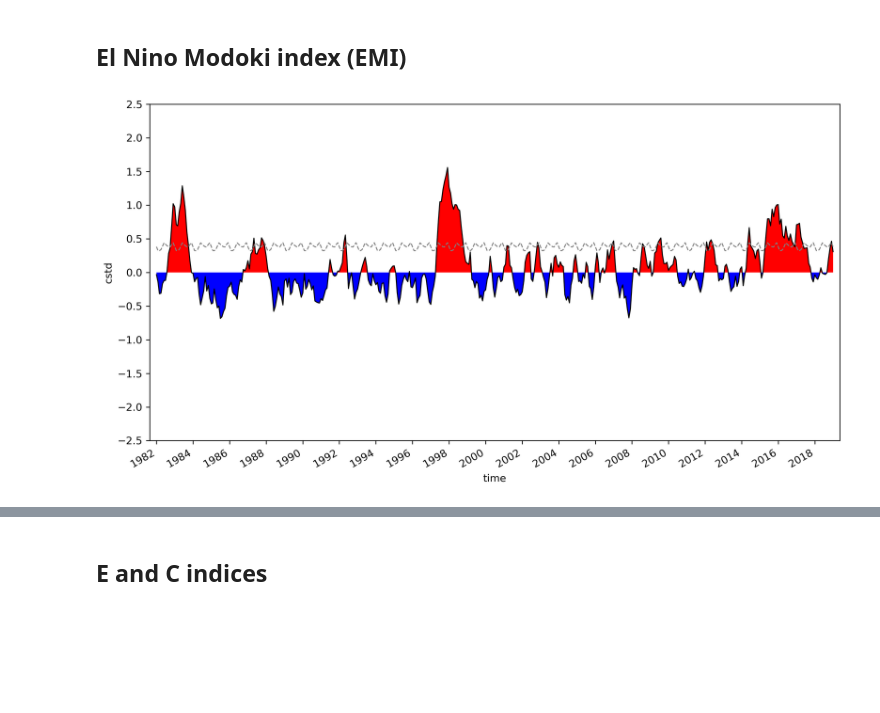
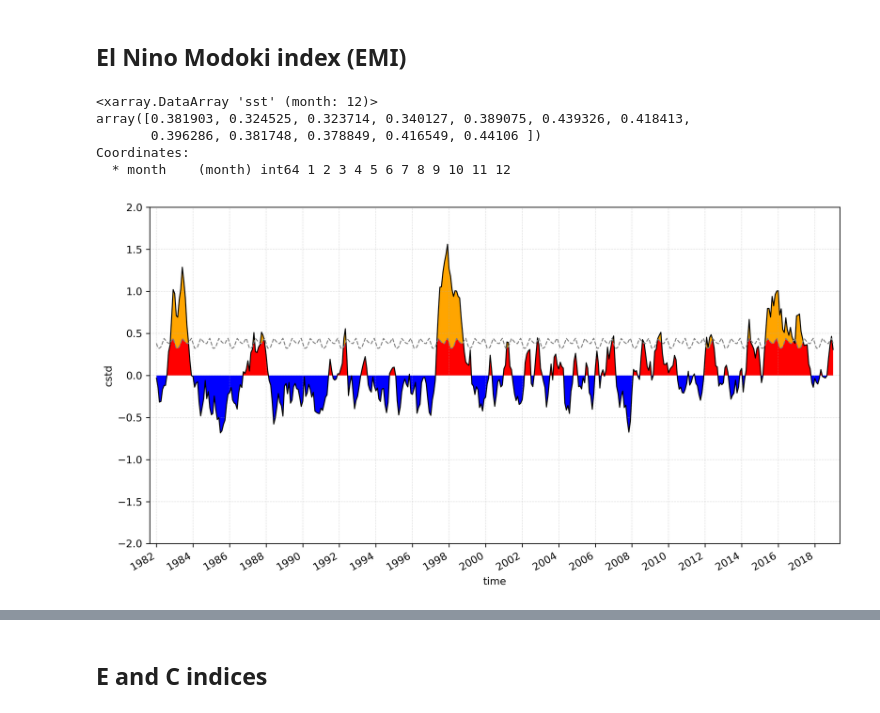
Before and after one commit to griverat/nino_indices, a Jupyter notebook: Notebooks/nino_indices.ipynb, the cells around one changed output, grey strips where cells are left out. Cells and saved outputs as stored; diff of their text form; code cells hidden in the pictures; blank space fills up the shorter version.

```diff
--- a/Notebooks/nino_indices.ipynb
+++ b/Notebooks/nino_indices.ipynb
@@ -121,28 +121,36 @@ e_pacific = anom.sel(lat=slice(5,-15), lon=slice(250,290)).mean(dim=['lat','lon'
 EMI = 0.5*w_pacific + 0.5*e_pacific
 # %%
 cstd = EMI_slice.groupby('time.month').std(dim='time')
+cstd
+# %% [output]
+<xarray.DataArray 'sst' (month: 12)>
+array([0.381903, 0.324525, 0.323714, 0.340127, 0.389075, 0.439326, 0.418413,
+       0.396286, 0.381748, 0.378849, 0.416549, 0.44106 ])
+Coordinates:
+  * month    (month) int64 1 2 3 4 5 6 7 8 9 10 11 12
 # %%
 new_range = pd.date_range('1982-01-01',periods=40*12,freq='MS')
 std_clim = xr.Dataset({'cstd':(['time'],np.tile(cstd,40))}, coords={'time':new_range})
 # %%
 EMI_slice = EMI.sel(time=slice('1982-01-01','2019-12-31'))
 std_slice = std_clim.cstd.sel(time=EMI_slice.time)
-ymin = -2.5
-ymax = 2.5
+ymin = -2
+ymax = 2
 # plot
 fig, ax = plt.subplots(figsize=(12,6),dpi=300)
 ax.fill_between(EMI_slice.time.data,EMI_slice.data,0,where=EMI_slice.data>=0,facecolor='red',interpolate=True)
 ax.fill_between(EMI_slice.time.data,EMI_slice.data,0,where=EMI_slice.data<=0,facecolor='blue',interpolate=True)
 EMI_slice.plot(ax=ax,c='k',lw=1)
 std_slice.plot(ax=ax,lw=1,c='grey',ls='--')
-ax.fill_between(EMI_slice.time.data,EMI_slice.data,std_clim.cstd.sel(time=EMI_slice.time),where=EMI_slice.data<=0,facecolor='blue',interpolate=True)
+ax.fill_between(EMI_slice.time.data,EMI_slice.data,std_slice,where=EMI_slice.data>=std_slice,facecolor='orange',interpolate=True)
 
 # Ax setup
 ax.xaxis.set_major_locator(years)
 ax.xaxis.set_major_formatter(myFmt)
 # Ax lims
 ax.set_ylim(ymin,ymax)
 ax.set_yticks(np.arange(ymin,ymax+0.1,0.5))
 ax.margins(0.01,0.1)
+ax.grid(True,ls='--',lw=0.5,alpha=0.4)
 # %% [output]
-[figure, old version]
+[figure, new version]
```
Also changed, not shown: parts of 4 cells of this notebook.
